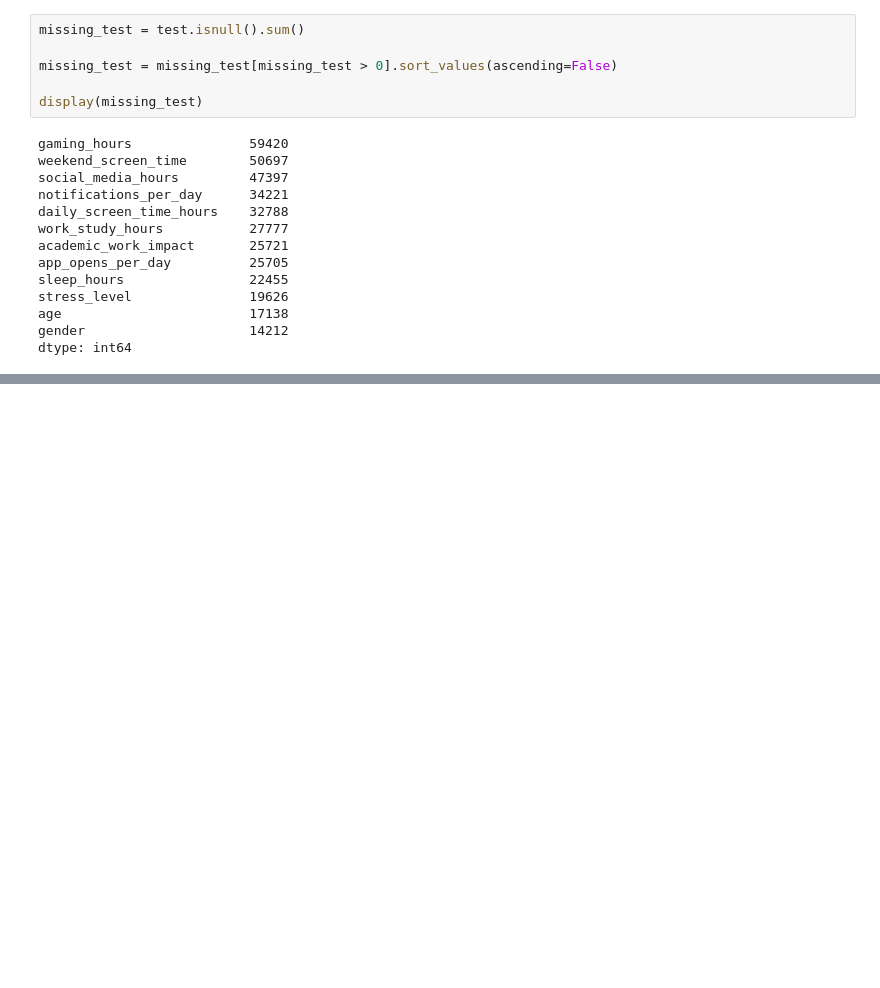
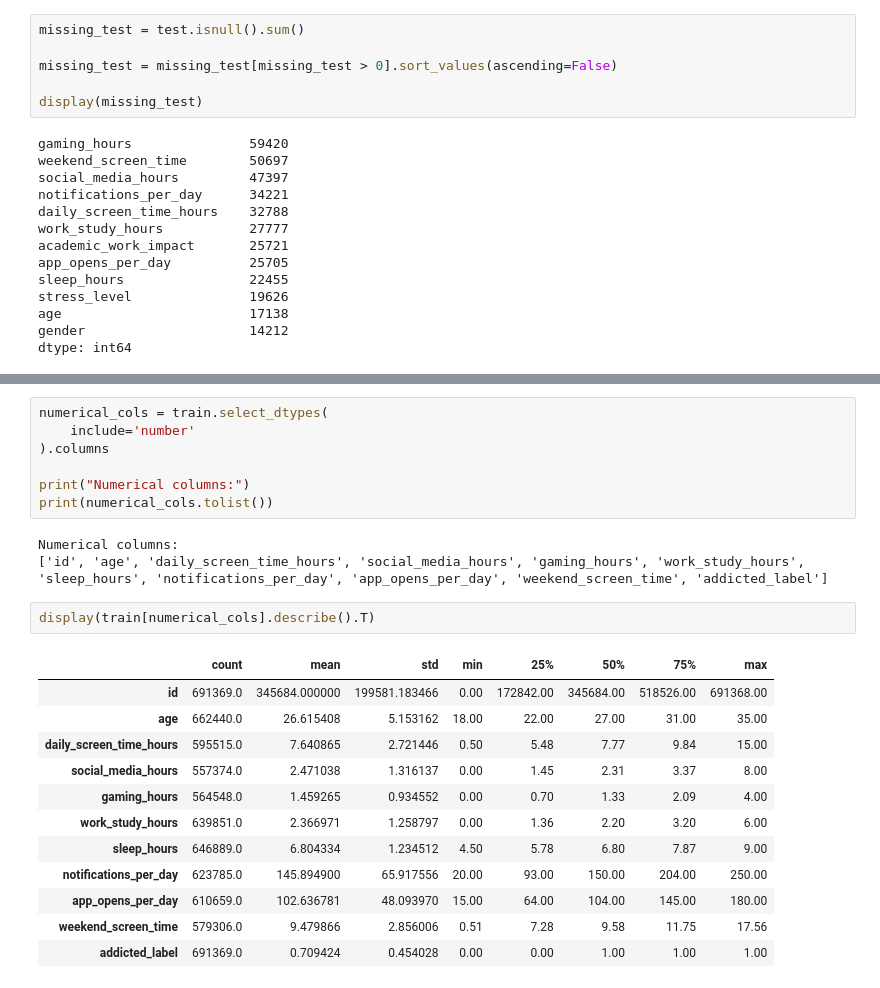
Before and after one commit to arsal-nia/Kaggle-Competition-Predicting-Smartphone-Addiction, a Jupyter notebook: s6e8-eda-understanding.ipynb, the cells around one changed output, grey strips where cells are left out. Drawn from its saved outputs; the diff is of its cells as text; blank space fills up the shorter version.

```diff
--- a/s6e8-eda-understanding.ipynb
+++ b/s6e8-eda-understanding.ipynb
@@ -188,0 +238,25 @@ dtype: int64
+# %%
+numerical_cols = train.select_dtypes(
+    include='number'
+).columns
+
+print("Numerical columns:")
+print(numerical_cols.tolist())
+# %% [output]
+Numerical columns:
+['id', 'age', 'daily_screen_time_hours', 'social_media_hours', 'gaming_hours', 'work_study_hours', 'sleep_hours', 'notifications_per_day', 'app_opens_per_day', 'weekend_screen_time', 'addicted_label']
+# %%
+display(train[numerical_cols].describe().T)
+# %% [output]
+|  | count | mean | std | min | 25% | 50% | 75% | max |
+| id | 691369.0 | 345684.000000 | 199581.183466 | 0.00 | 172842.00 | 345684.00 | 518526.00 | 691368.00 |
+| age | 662440.0 | 26.615408 | 5.153162 | 18.00 | 22.00 | 27.00 | 31.00 | 35.00 |
+| daily_screen_time_hours | 595515.0 | 7.640865 | 2.721446 | 0.50 | 5.48 | 7.77 | 9.84 | 15.00 |
+| social_media_hours | 557374.0 | 2.471038 | 1.316137 | 0.00 | 1.45 | 2.31 | 3.37 | 8.00 |
+| gaming_hours | 564548.0 | 1.459265 | 0.934552 | 0.00 | 0.70 | 1.33 | 2.09 | 4.00 |
+| work_study_hours | 639851.0 | 2.366971 | 1.258797 | 0.00 | 1.36 | 2.20 | 3.20 | 6.00 |
+| sleep_hours | 646889.0 | 6.804334 | 1.234512 | 4.50 | 5.78 | 6.80 | 7.87 | 9.00 |
+| notifications_per_day | 623785.0 | 145.894900 | 65.917556 | 20.00 | 93.00 | 150.00 | 204.00 | 250.00 |
+| app_opens_per_day | 610659.0 | 102.636781 | 48.093970 | 15.00 | 64.00 | 104.00 | 145.00 | 180.00 |
+| weekend_screen_time | 579306.0 | 9.479866 | 2.856006 | 0.51 | 7.28 | 9.58 | 11.75 | 17.56 |
+| addicted_label | 691369.0 | 0.709424 | 0.454028 | 0.00 | 0.00 | 1.00 | 1.00 | 1.00 |
```
Also changed, not shown: parts of 6 cells of this notebook.
